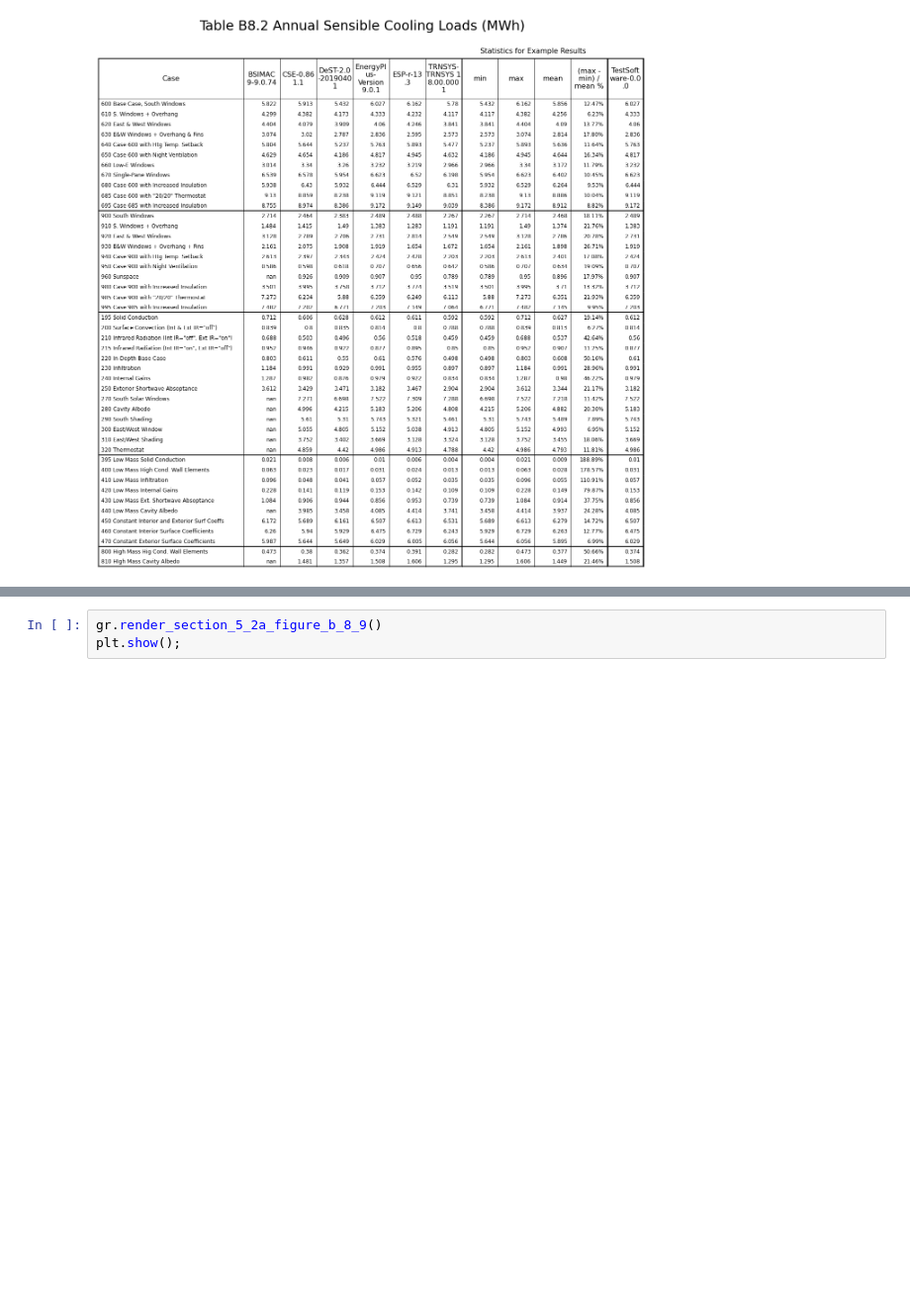
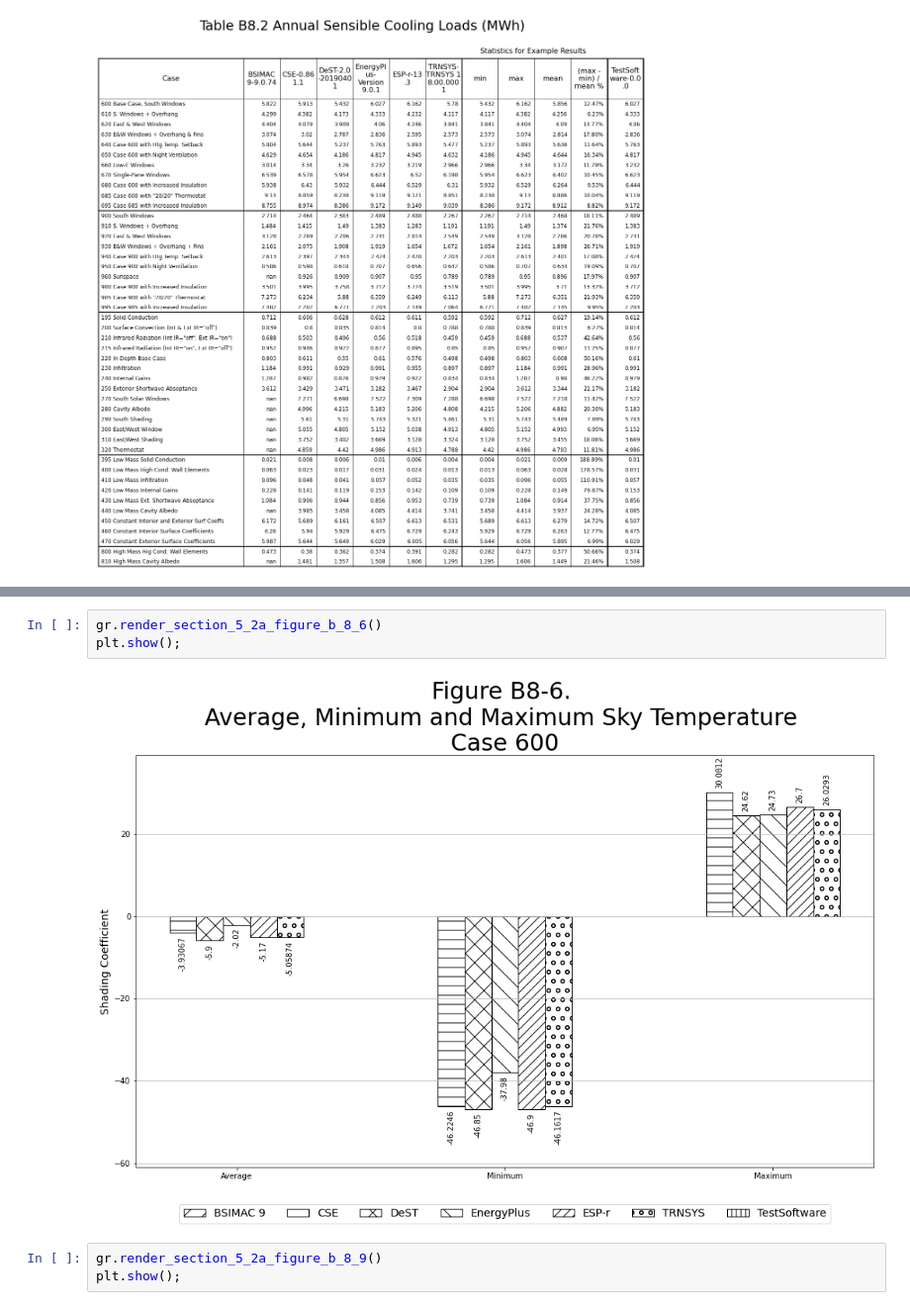
Before and after one commit to JasonGlazer/ashrae-140-automation, a Jupyter notebook: rendered/base/RESULTS5-2A.ipynb, the cells around one changed output, grey strips where cells are left out. Shown at 99% size. Saved outputs shown, nothing was run; the diff lists cells and outputs as text; blank space fills up the shorter version.

```diff
--- a/rendered/base/RESULTS5-2A.ipynb
+++ b/rendered/base/RESULTS5-2A.ipynb
@@ -59,3 +64,8 @@ plt.show();
+# %%
+gr.render_section_5_2a_figure_b_8_6()
+plt.show();
+# %% [output]
+[figure, added]
 # %%
 gr.render_section_5_2a_figure_b_8_9()
 plt.show();
```
Also changed, not shown: parts of 6 cells of this notebook, 9 other files.
